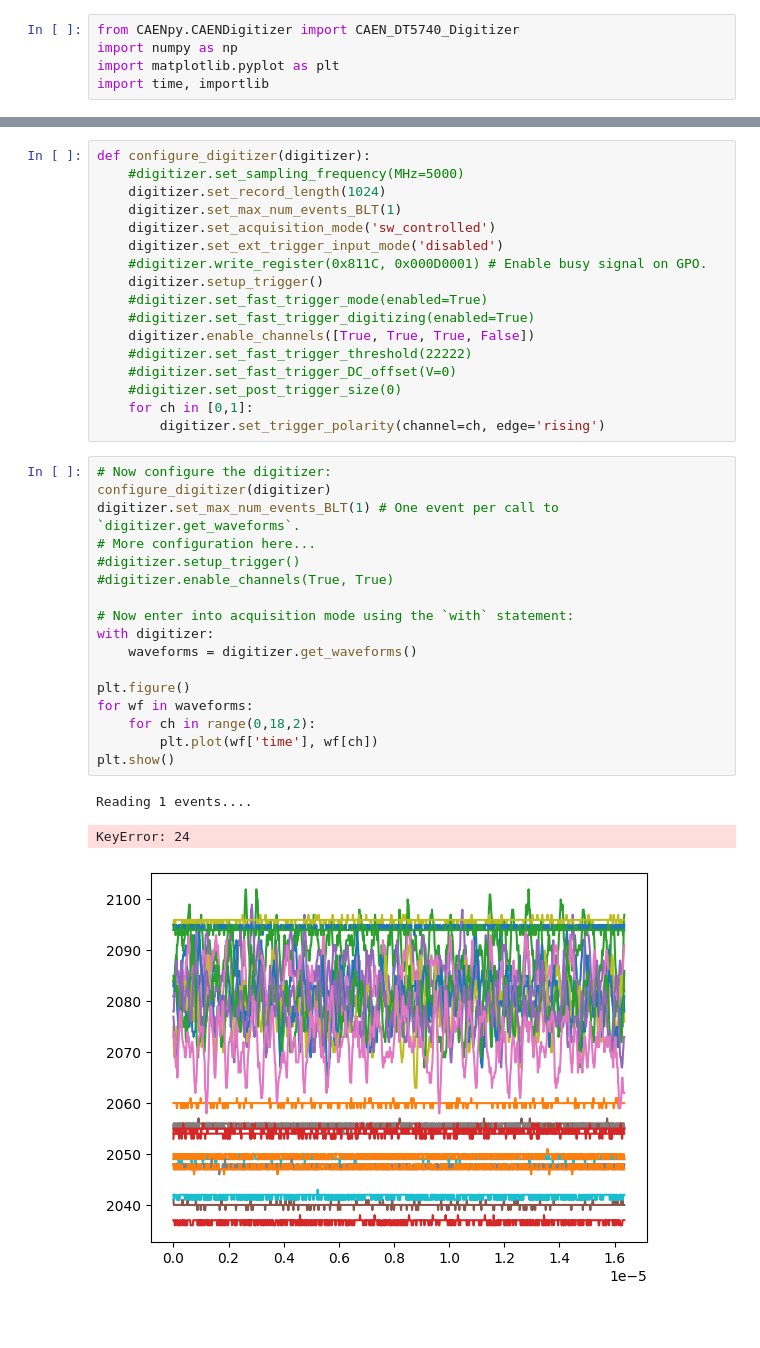
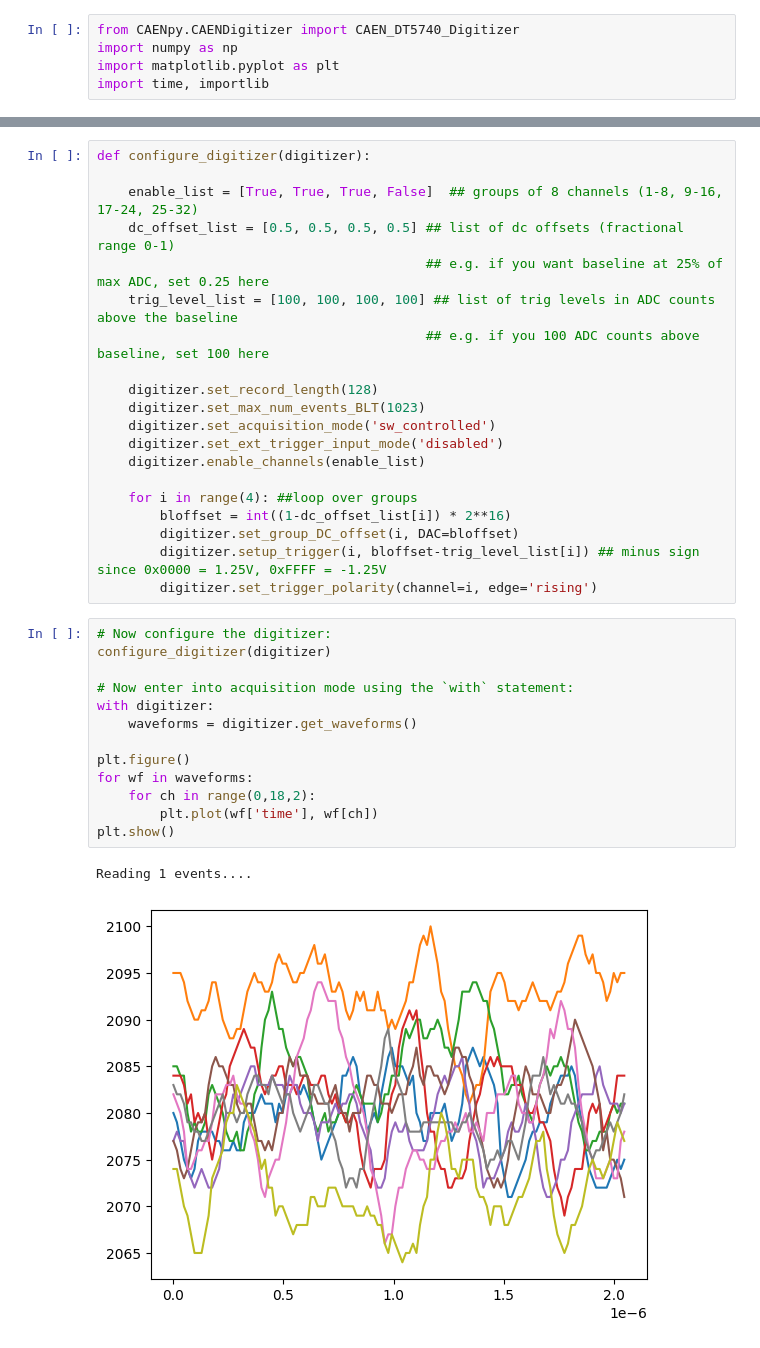
Before and after one commit to Moore-Lab/nanospheres, a Jupyter notebook: DAQ/CAEN/dt5740_test.ipynb, the cells around one changed output, grey strips where cells are left out. Drawn from its saved outputs; the diff is of its cells as text; blank space fills up the shorter version.

Commit message:
starting to get trigger settings implemented

```diff
--- a/DAQ/CAEN/dt5740_test.ipynb
+++ b/DAQ/CAEN/dt5740_test.ipynb
@@ -12,38 +12,36 @@ RuntimeError: libCAENDigitizer has returned error code -25.
-# %%
-def configure_digitizer(digitizer):
-	#digitizer.set_sampling_frequency(MHz=5000)
-	digitizer.set_record_length(1024)
-	digitizer.set_max_num_events_BLT(1)
-	digitizer.set_acquisition_mode('sw_controlled')
-	digitizer.set_ext_trigger_input_mode('disabled')
-	#digitizer.write_register(0x811C, 0x000D0001) # Enable busy signal on GPO.
-	digitizer.setup_trigger()
-	#digitizer.set_fast_trigger_mode(enabled=True)
-	#digitizer.set_fast_trigger_digitizing(enabled=True)
-	digitizer.enable_channels([True, True, True, False])
-	#digitizer.set_fast_trigger_threshold(22222)
-	#digitizer.set_fast_trigger_DC_offset(V=0)
-	#digitizer.set_post_trigger_size(0)
-	for ch in [0,1]:
-		digitizer.set_trigger_polarity(channel=ch, edge='rising')
+# %%
+def configure_digitizer(digitizer):
+
+	enable_list = [True, True, True, False]  ## groups of 8 channels (1-8, 9-16, 17-24, 25-32)
+	dc_offset_list = [0.5, 0.5, 0.5, 0.5] ## list of dc offsets (fractional range 0-1)
+										  ## e.g. if you want baseline at 25% of max ADC, set 0.25 here
+	trig_level_list = [100, 100, 100, 100] ## list of trig levels in ADC counts above the baseline
+										  ## e.g. if you 100 ADC counts above baseline, set 100 here
+
+	digitizer.set_record_length(128)
+	digitizer.set_max_num_events_BLT(1023)
+	digitizer.set_acquisition_mode('sw_controlled')
+	digitizer.set_ext_trigger_input_mode('disabled')
+	digitizer.enable_channels(enable_list)
+
+	for i in range(4): ##loop over groups
+		bloffset = int((1-dc_offset_list[i]) * 2**16)
+		digitizer.set_group_DC_offset(i, DAC=bloffset)
+		digitizer.setup_trigger(i, bloffset-trig_level_list[i]) ## minus sign since 0x0000 = 1.25V, 0xFFFF = -1.25V
+		digitizer.set_trigger_polarity(channel=i, edge='rising')
 # %%
 # Now configure the digitizer:
 configure_digitizer(digitizer)
-digitizer.set_max_num_events_BLT(1) # One event per call to `digitizer.get_waveforms`.
-# More configuration here...
-#digitizer.setup_trigger()
-#digitizer.enable_channels(True, True)
 
 # Now enter into acquisition mode using the `with` statement:
 with digitizer:
 	waveforms = digitizer.get_waveforms()
 
 plt.figure()
 for wf in waveforms:
 	for ch in range(0,18,2):
 		plt.plot(wf['time'], wf[ch])
 plt.show()
 # %% [output]
 Reading 1 events....
-KeyError: 24
-[figure, old version]
+[figure, new version]
```
Also changed, not shown: parts of 1 cell of this notebook, 1 other file.
